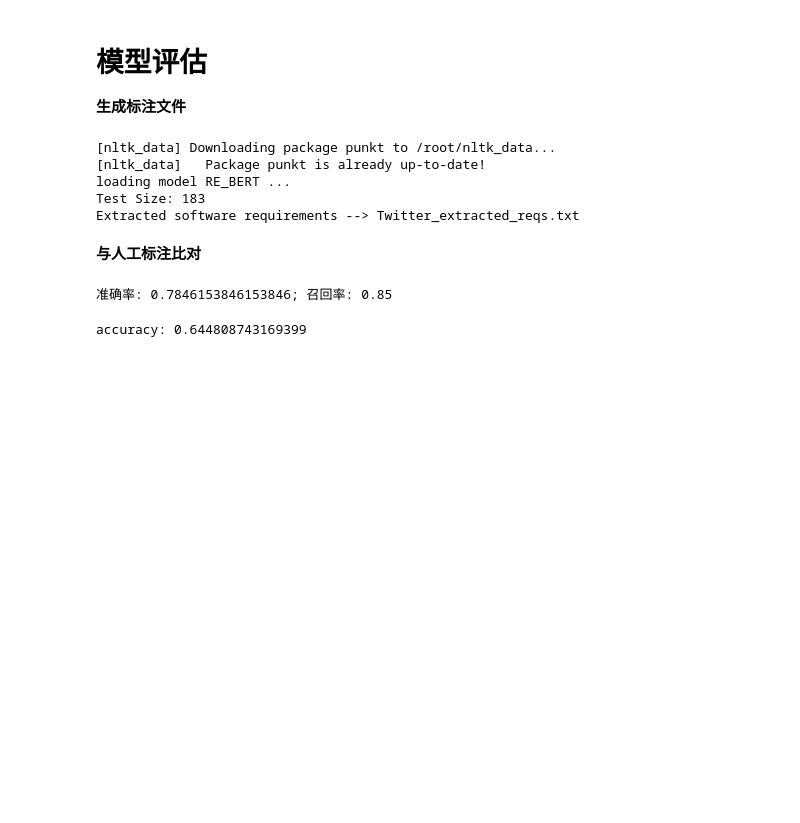
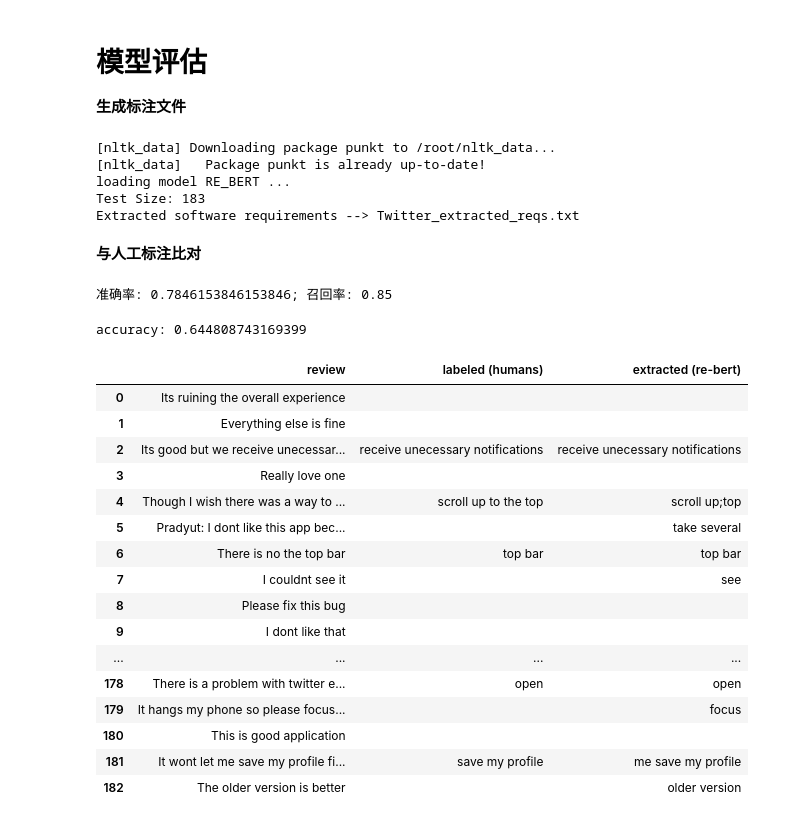
Before and after one commit to PopChicken/RE-BERT, a Jupyter notebook: demo.ipynb, the cells around one changed output. Saved outputs shown, nothing was run; the diff lists cells and outputs as text; code cells hidden in the pictures; blank space fills up the shorter version.

```diff
--- a/demo.ipynb
+++ b/demo.ipynb
@@ -178,17 +180,35 @@ print(f'准确率: {eva[0]}; 召回率: {eva[1]}')
 # %%
 # 使用pandas进行简单对比
 import pandas as pd
 
 pd.set_option('display.max_colwidth', None)
 pd.set_option('display.max_rows', None)
 
 df = pd.DataFrame()
 df['review'] = reviews_test
 df['labeled (humans)'] = reqs_labeled
 df['extracted (re-bert)'] = reqs_exracted
 df = df.replace('\n',' ', regex=True)
 total = len(df)
 hit = len(df[df['labeled (humans)'] == df['extracted (re-bert)']])
 print(f'accuracy: {hit / total}')
+df
 # %% [output]
 accuracy: 0.644808743169399
+|  | review | labeled (humans) | extracted (re-bert) |
+| 0 | Its ruining the overall experience |  |  |
+| 1 | Everything else is fine |  |  |
+| 2 | Its good but we receive unecessar... | receive unecessary notifications | receive unecessary notifications |
+| 3 | Really love one |  |  |
+| 4 | Though I wish there was a way to ... | scroll up to the top | scroll up;top |
+| 5 | Pradyut: I dont like this app bec... |  | take several |
+| 6 | There is no the top bar | top bar | top bar |
+| 7 | I couldnt see it |  | see |
+| 8 | Please fix this bug |  |  |
+| 9 | I dont like that |  |  |
+| ... | ... | ... | ... |
+| 178 | There is a problem with twitter e... | open | open |
+| 179 | It hangs my phone so please focus... |  | focus |
+| 180 | This is good application |  |  |
+| 181 | It wont let me save my profile fi... | save my profile | me save my profile |
+| 182 | The older version is better |  | older version |
```
Also changed, not shown: parts of 5 cells of this notebook.
